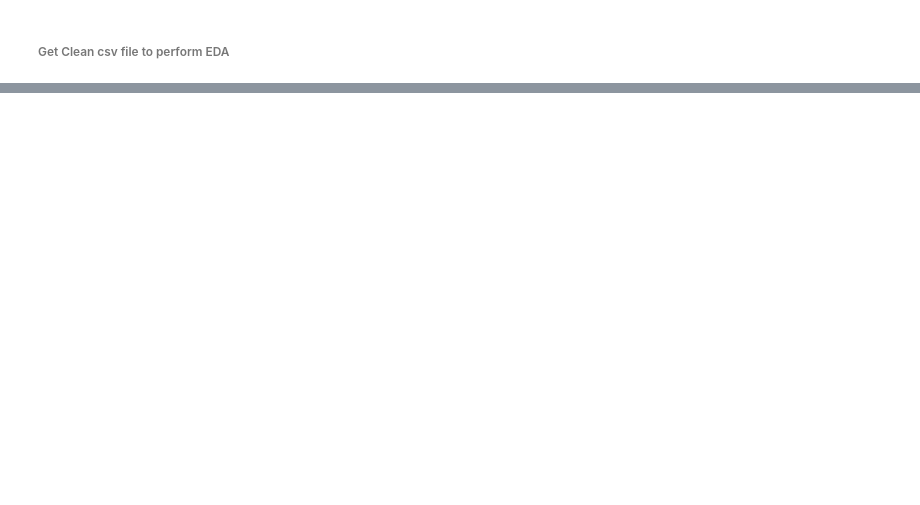
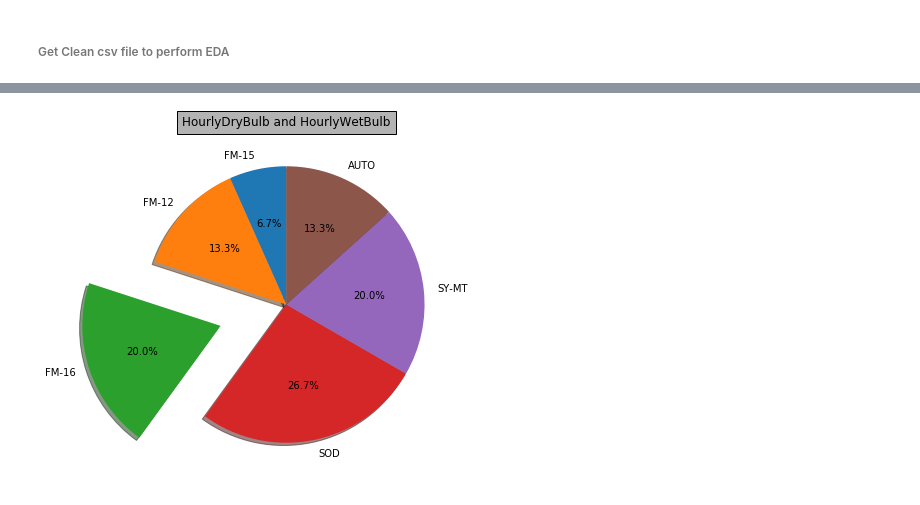
Before and after one commit to joshisn26/ADS_assignment1, a Jupyter notebook: Clean_Data/cleanDataEDA.ipynb, the cells around one changed output, grey strips where cells are left out. Drawn from its saved outputs; the diff is of its cells as text; code cells hidden in the pictures; blank space fills up the shorter version.

```diff
--- a/Clean_Data/cleanDataEDA.ipynb
+++ b/Clean_Data/cleanDataEDA.ipynb
@@ -160,0 +152,16 @@ plot_hourly_dry_bulb_temp_c(data, '2008-01-05','2008-01-07')
+# %%
+figure(1, figsize=(6,6))
+ax = axes([0.1, 0.1, 0.8, 0.8])
+
+# The slices will be ordered and plotted counter-clockwise.
+labels = 'FM-15', 'FM-12', 'FM-16','SOD','SY-MT','AUTO'
+sizes = [10,20,30,40,30,20]
+explode=(0, 0, 0.5, 0,0,0)
+
+pie(sizes, explode=explode, labels=labels,
+                 autopct='%1.1f%%', shadow=True, startangle=90)
+title('HourlyDryBulb and HourlyWetBulb', bbox={'facecolor':'0.7', 'pad':5})
+
+show()
+# %% [output]
+[figure, added]
```
Also changed, not shown: parts of 26 cells of this notebook, 2 other files.
